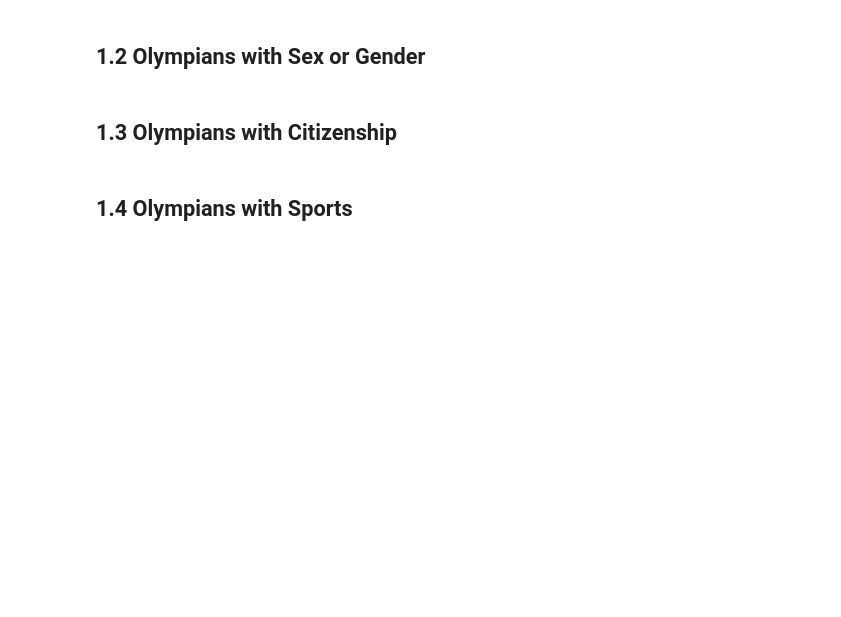
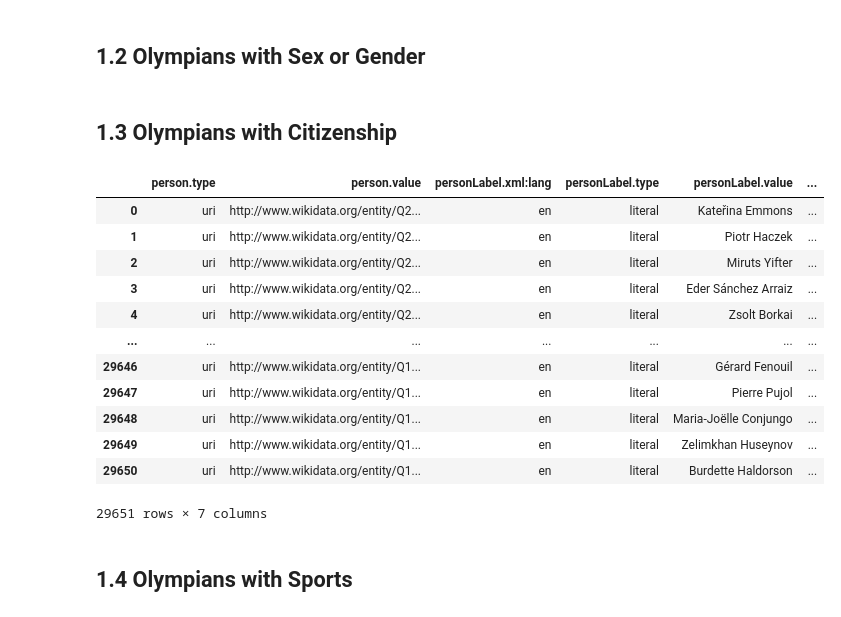
Before and after one commit to tjg6ph/Scholarly-Profiling, a Jupyter notebook: Scholarly Profiling Queries.ipynb, the cells around one changed output. Saved outputs shown, nothing was run; the diff lists cells and outputs as text; code cells hidden in the pictures; blank space fills up the shorter version.

```diff
--- a/Scholarly Profiling Queries.ipynb
+++ b/Scholarly Profiling Queries.ipynb
@@ -50,19 +60,35 @@ result
 # %%
 query_string = """
 SELECT
-  ?person ?personLabel (GROUP_CONCAT(?citizenshipLabel;SEPARATOR=', ') AS ?citizenship)
-WHERE
-{
-  ?person wdt:P3171 ?value .
-  OPTIONAL { ?person wdt:P27 ?value2 .
-           ?value2 rdfs:label ?citizenshipLabel . FILTER (LANG(?citizenshipLabel)='en') }
-  SERVICE wikibase:label { bd:serviceParam wikibase:language "en" . }
+  ?person (SAMPLE(?personLabel) AS ?personLabel) (GROUP_CONCAT(?citizenshipLabel;SEPARATOR=', ') AS ?citizenship)
+WHERE {
+  ?person wdt:P3171 [] .
+  OPTIONAL { ?person wdt:P27 ?value2 . }
+  SERVICE wikibase:label {
+    bd:serviceParam wikibase:language "en" .
+    ?person rdfs:label ?personLabel.
+    ?value2 rdfs:label ?citizenshipLabel.
+  }
 }
-GROUP BY ?person ?personLabel
+GROUP BY ?person
 """
 result=select(query_string)
 result.to_csv("Olympians_citizenship.csv")
 result
+# %% [output]
+|  | person.type | person.value | personLabel.xml:lang | personLabel.type | personLabel.value | ... |
+| 0 | uri | http://www.wikidata.org/entity/Q2... | en | literal | Kateřina Emmons | ... |
+| 1 | uri | http://www.wikidata.org/entity/Q2... | en | literal | Piotr Haczek | ... |
+| 2 | uri | http://www.wikidata.org/entity/Q2... | en | literal | Miruts Yifter | ... |
+| 3 | uri | http://www.wikidata.org/entity/Q2... | en | literal | Eder Sánchez Arraiz | ... |
+| 4 | uri | http://www.wikidata.org/entity/Q2... | en | literal | Zsolt Borkai | ... |
+| ... | ... | ... | ... | ... | ... | ... |
+| 29646 | uri | http://www.wikidata.org/entity/Q1... | en | literal | Gérard Fenouil | ... |
+| 29647 | uri | http://www.wikidata.org/entity/Q1... | en | literal | Pierre Pujol | ... |
+| 29648 | uri | http://www.wikidata.org/entity/Q1... | en | literal | Maria-Joëlle Conjungo | ... |
+| 29649 | uri | http://www.wikidata.org/entity/Q1... | en | literal | Zelimkhan Huseynov | ... |
+| 29650 | uri | http://www.wikidata.org/entity/Q1... | en | literal | Burdette Haldorson | ... |
+29651 rows × 7 columns
 # %% [markdown]
 ## 1.4 Olympians with Sports
 # %%
```
Also changed, not shown: parts of 12 cells of this notebook, 2 other files.
